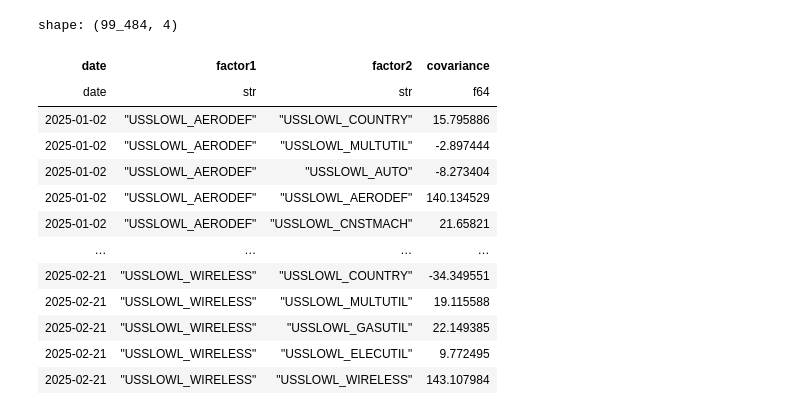
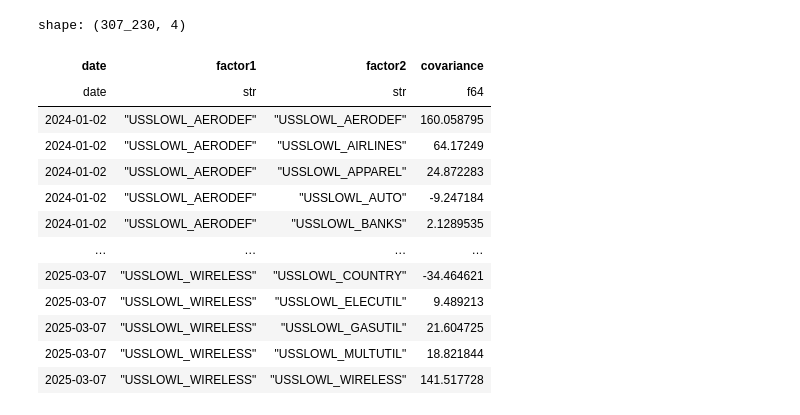
Before and after one commit to BYUSilverFund/sf-data-pipelines, a Jupyter notebook: examples.ipynb, the cells around one changed output. Cells and saved outputs as stored; diff of their text form; code cells hidden in the pictures.

```diff
--- a/examples.ipynb
+++ b/examples.ipynb
@@ -3,6 +3,5 @@ from pipelines.database import Database
 import polars as pl
-# %%
-db = Database().connect()
 # %%
-db.execute("SELECT * FROM assets ORDER BY date, barrid;").pl()
+with Database() as db:
+    display(db.execute("SELECT * FROM assets ORDER BY date, barrid;").pl())
 # %% [output]
@@ -23,3 +22,4 @@ shape: (748_529, 29)
 # %%
-db.execute("SELECT * FROM factors ORDER BY date, factor;").pl()
+with Database() as db:
+    display(db.execute("SELECT * FROM factors ORDER BY date, factor;").pl())
 # %% [output]
@@ -40,3 +40,4 @@ shape: (574_774, 3)
 # %%
-db.execute("SELECT * FROM factors_wide ORDER BY date;").pl()
+with Database() as db:
+    display(db.execute("SELECT * FROM factors_wide ORDER BY date;").pl())
 # %% [output]
@@ -57,18 +58,19 @@ shape: (7_471, 77)
 # %%
-db.execute("SELECT * FROM covariances ORDER BY date, factor1, factor1;").pl()
+with Database() as db:
+    display(db.execute("SELECT * FROM covariances ORDER BY date, factor1, factor2;").pl())
 # %% [output]
-shape: (99_484, 4)
+shape: (307_230, 4)
 | date | factor1 | factor2 | covariance |
 | date | str | str | f64 |
-| 2025-01-02 | "USSLOWL_AERODEF" | "USSLOWL_COUNTRY" | 15.795886 |
-| 2025-01-02 | "USSLOWL_AERODEF" | "USSLOWL_MULTUTIL" | -2.897444 |
-| 2025-01-02 | "USSLOWL_AERODEF" | "USSLOWL_AUTO" | -8.273404 |
-| 2025-01-02 | "USSLOWL_AERODEF" | "USSLOWL_AERODEF" | 140.134529 |
-| 2025-01-02 | "USSLOWL_AERODEF" | "USSLOWL_CNSTMACH" | 21.65821 |
+| 2024-01-02 | "USSLOWL_AERODEF" | "USSLOWL_AERODEF" | 160.058795 |
+| 2024-01-02 | "USSLOWL_AERODEF" | "USSLOWL_AIRLINES" | 64.17249 |
+| 2024-01-02 | "USSLOWL_AERODEF" | "USSLOWL_APPAREL" | 24.872283 |
+| 2024-01-02 | "USSLOWL_AERODEF" | "USSLOWL_AUTO" | -9.247184 |
+| 2024-01-02 | "USSLOWL_AERODEF" | "USSLOWL_BANKS" | 2.1289535 |
 | … | … | … | … |
-| 2025-02-21 | "USSLOWL_WIRELESS" | "USSLOWL_COUNTRY" | -34.349551 |
-| 2025-02-21 | "USSLOWL_WIRELESS" | "USSLOWL_MULTUTIL" | 19.115588 |
-| 2025-02-21 | "USSLOWL_WIRELESS" | "USSLOWL_GASUTIL" | 22.149385 |
-| 2025-02-21 | "USSLOWL_WIRELESS" | "USSLOWL_ELECUTIL" | 9.772495 |
-| 2025-02-21 | "USSLOWL_WIRELESS" | "USSLOWL_WIRELESS" | 143.107984 |
+| 2025-03-07 | "USSLOWL_WIRELESS" | "USSLOWL_COUNTRY" | -34.464621 |
+| 2025-03-07 | "USSLOWL_WIRELESS" | "USSLOWL_ELECUTIL" | 9.489213 |
+| 2025-03-07 | "USSLOWL_WIRELESS" | "USSLOWL_GASUTIL" | 21.604725 |
+| 2025-03-07 | "USSLOWL_WIRELESS" | "USSLOWL_MULTUTIL" | 18.821844 |
+| 2025-03-07 | "USSLOWL_WIRELESS" | "USSLOWL_WIRELESS" | 141.517728 |
 # %%
```
Also changed, not shown: parts of 7 cells of this notebook, 2 other files.
